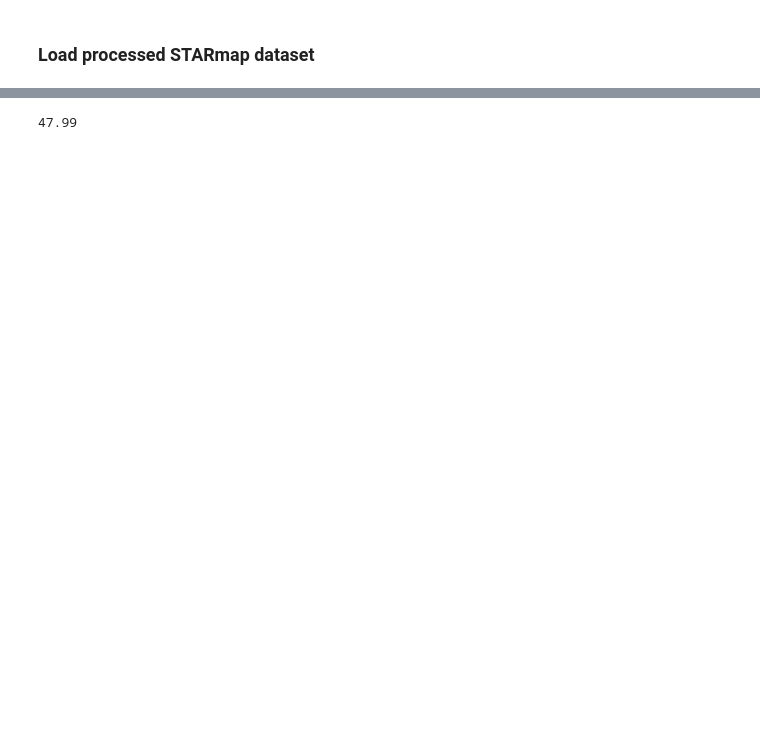
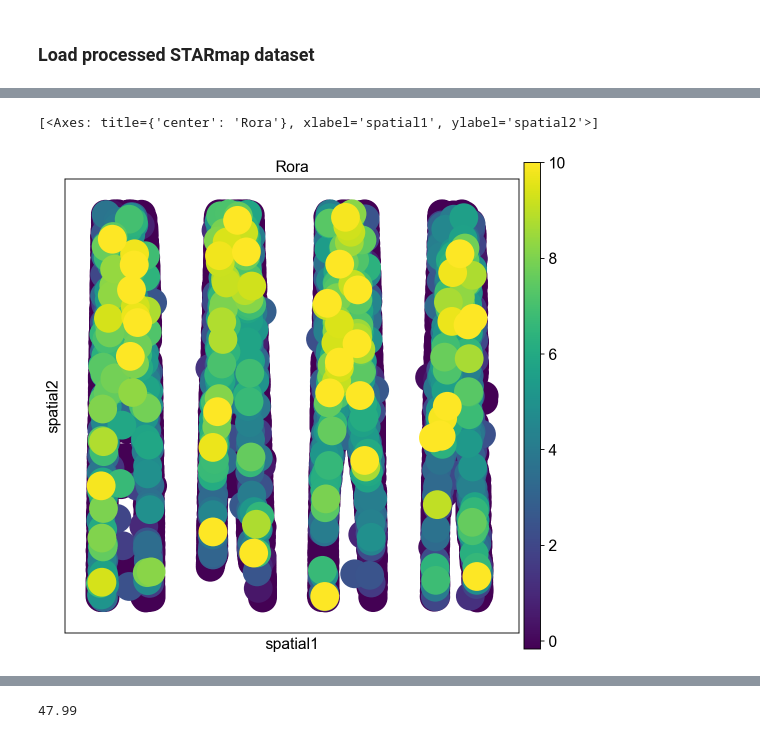
Before and after one commit to kwoniris/mouse-cereb-dev, a Jupyter notebook: code/anndata_to_zarr.ipynb, the cells around one changed output, grey strips where cells are left out. Drawn from its saved outputs; the diff is of its cells as text; code cells hidden in the pictures; blank space fills up the shorter version.

```diff
--- a/code/anndata_to_zarr.ipynb
+++ b/code/anndata_to_zarr.ipynb
@@ -79 +76,6 @@ AnnData object with n_obs × n_vars = 47025 × 1731
+# %%
+# New version
+
+scaled_spatial = scale_spatial_coordinates(data.obsm["spatial"])
+data.obsm["spatial"] = scaled_spatial
 # %%
@@ -111,0 +132,6 @@ pd.DataFrame(data.obsm["spatial"], columns=["x", "y"]).describe()
+# %%
+# visualize dataset spatially
+sc.pl.spatial(data, spot_size=75, color="Rora", show=False)
+# %% [output]
+[<Axes: title={'center': 'Rora'}, xlabel='spatial1', ylabel='spatial2'>]
+[figure, added]
```
Also changed, not shown: parts of 41 cells of this notebook, 3 other files.
